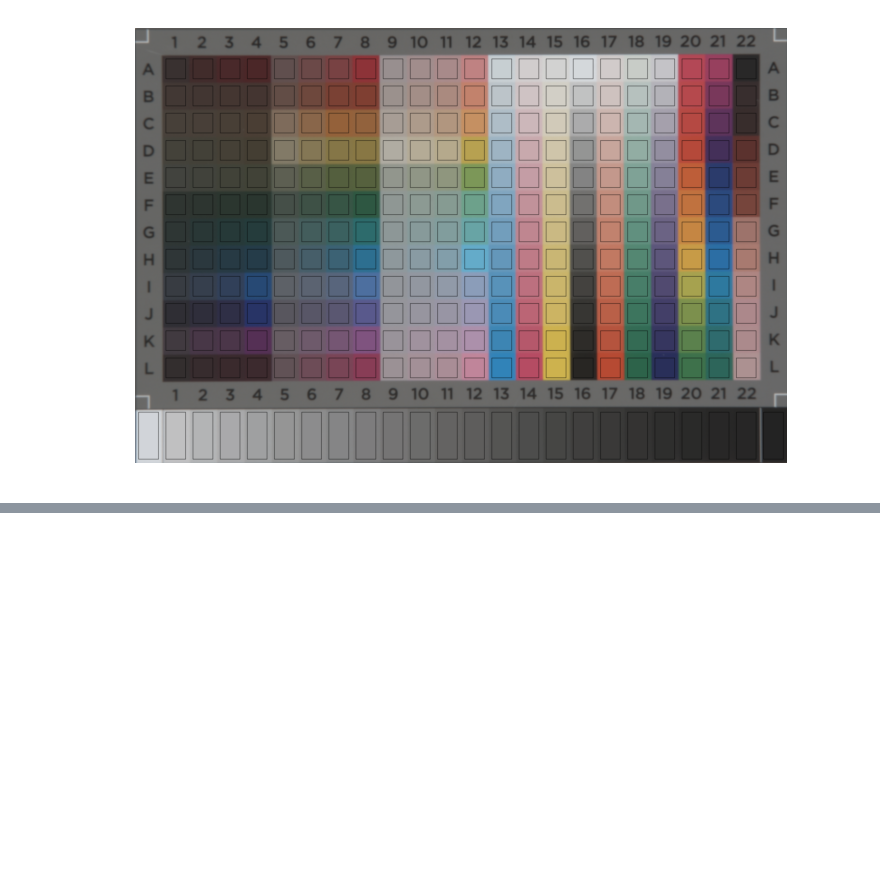
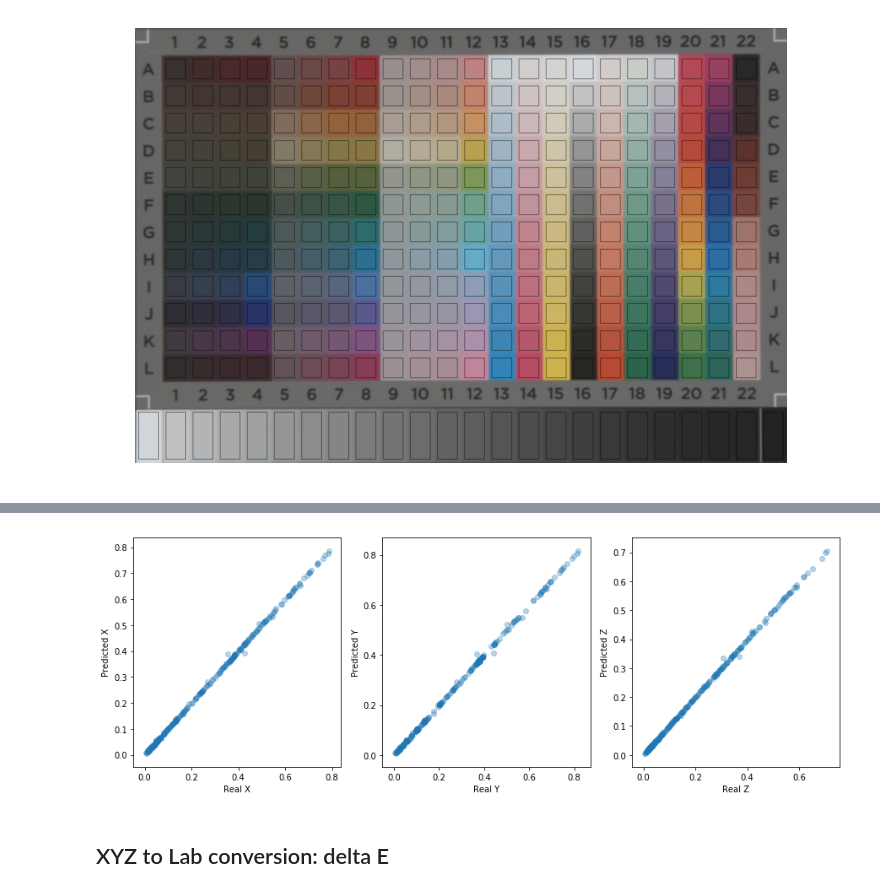
Before and after one commit to gluijk/camera-profiling-mlp, a Jupyter notebook: camera-profiling-mlp.ipynb, the cells around one changed output, grey strips where cells are left out. Cells and saved outputs as stored; diff of their text form; code cells hidden in the pictures; blank space fills up the shorter version.

```diff
--- a/camera-profiling-mlp.ipynb
+++ b/camera-profiling-mlp.ipynb
@@ -89,0 +268,28 @@ imageio.imwrite('IT8_crop_median.tif', img)
+# %%
+# Prediction
+Y_pred = regr.predict(X)
+
+# Clip to 0..1 range
+# Y_pred[Y_pred < 0] = 0.0
+# Y_pred[Y_pred > 1] = 1.0
+# %%
+plt.subplots(figsize=(15, 5))
+
+plt.subplot(131)
+plt.scatter(Y[:, 0], Y_pred[:, 0], alpha=0.3)
+plt.ylabel('Predicted X')
+plt.xlabel('Real X')
+
+plt.subplot(132)
+plt.scatter(Y[:, 1], Y_pred[:, 1], alpha=0.3)
+plt.ylabel('Predicted Y')
+plt.xlabel('Real Y')
+
+plt.subplot(133)
+plt.scatter(Y[:, 2], Y_pred[:, 2], alpha=0.3)
+plt.ylabel('Predicted Z')
+plt.xlabel('Real Z');
+# %% [output]
+[figure, added]
+# %% [markdown]
+## XYZ to Lab conversion: delta E
```
Also changed, not shown: parts of 23 cells of this notebook.
